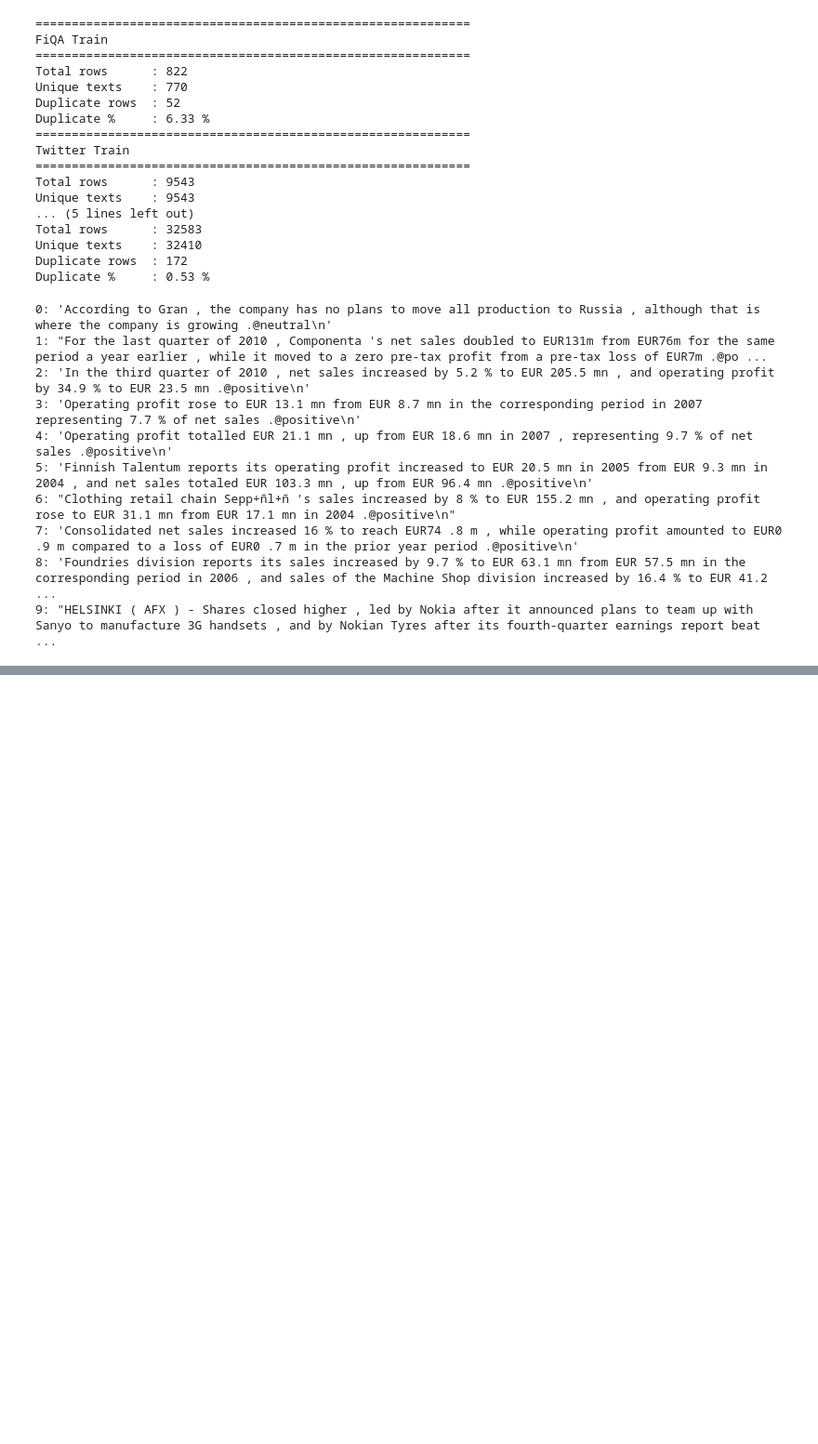
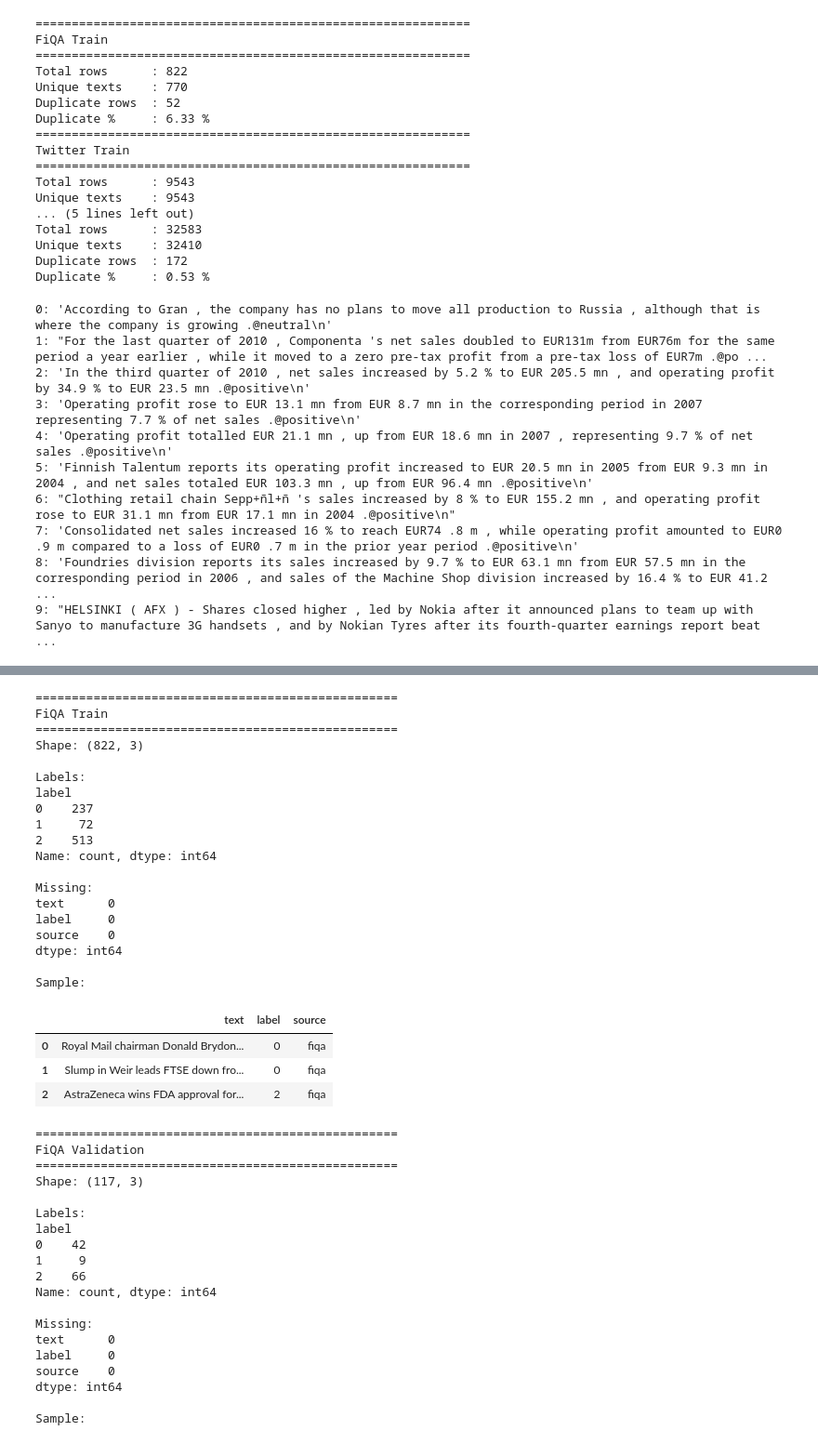
Before and after one commit to Sealie145/HACE_Financial_Sentiment_Analysis, a Jupyter notebook: notebooks/01_data_preparation.ipynb, the cells around one changed output, grey strips where cells are left out. Shown at 93% size. Saved outputs shown, nothing was run; the diff lists cells and outputs as text; code cells hidden in the pictures; blank space fills up the shorter version.

```diff
--- a/notebooks/01_data_preparation.ipynb
+++ b/notebooks/01_data_preparation.ipynb
@@ -583,0 +804,77 @@ def label_distribution(df, name, label_column):
+# %%
+# ============================================================
+# CELL 16 — FiQA LABEL VERIFICATION
+# ============================================================
+
+fiqa_splits = {
+    "Train": fiqa_train_normalized,
+    "Validation": fiqa_valid_normalized,
+    "Test": fiqa_test_normalized
+}
+
+
+for name, df in fiqa_splits.items():
+
+    print("\n" + "=" * 50)
+    print(f"FiQA {name}")
+    print("=" * 50)
+
+    print("Shape:", df.shape)
+
+    print("\nLabels:")
+    print(
+        df["label"]
+        .value_counts()
+        .sort_index()
+    )
+
+    print("\nMissing:")
+    print(
+        df.isnull().sum()
+    )
+
+    print("\nSample:")
+    display(df.head(3))
+# %% [output]
+==================================================
+FiQA Train
+==================================================
+Shape: (822, 3)
+
+Labels:
+label
+0    237
+1     72
+2    513
+Name: count, dtype: int64
+
+Missing:
+text      0
+label     0
+source    0
+dtype: int64
+
+Sample:
+|  | text | label | source |
+| 0 | Royal Mail chairman Donald Brydon... | 0 | fiqa |
+| 1 | Slump in Weir leads FTSE down fro... | 0 | fiqa |
+| 2 | AstraZeneca wins FDA approval for... | 2 | fiqa |
+==================================================
+FiQA Validation
+==================================================
+Shape: (117, 3)
+
+Labels:
+label
+0    42
+1     9
+2    66
+Name: count, dtype: int64
+
+Missing:
+text      0
+label     0
+source    0
+dtype: int64
+
+Sample:
```
Also changed, not shown: parts of 12 cells of this notebook.
